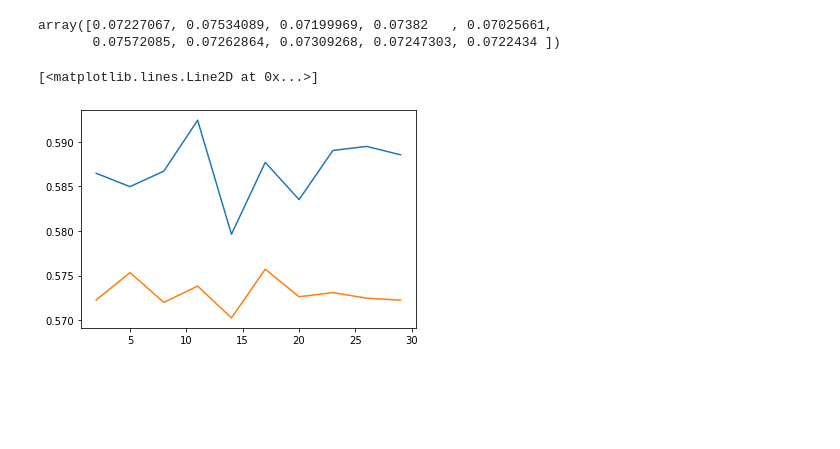
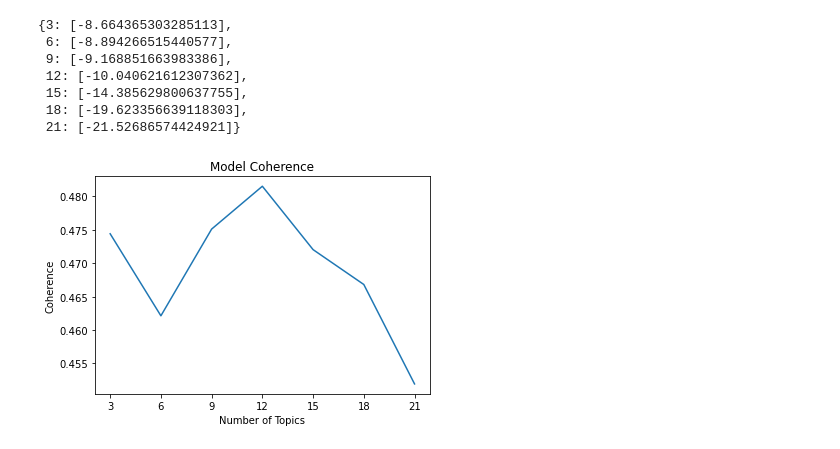
Before and after one commit to juleshansen/reddit_jargon, a Jupyter notebook: src/test_process.ipynb, the cells around one changed output. Drawn from its saved outputs; the diff is of its cells as text; code cells hidden in the pictures; blank space fills up the shorter version.

Commit message:
more modelling

```diff
--- a/src/test_process.ipynb
+++ b/src/test_process.ipynb
@@ -45,9 +45,9 @@ coherence.get_coherence()
 # %%
 def find_perplexity_coherence(n_topics):
     model = gensim.models.LdaModel(
-        corpus=corpus.gensim_corpus_filtered,
+        corpus=corpus.gensim_corpus,
         id2word=corpus.gensim_dictionary,
-        num_topics=5,
+        num_topics=n_topics,
         update_every=1,
         chunksize=100,
         passes=10,
@@ -57,10 +57,10 @@ def find_perplexity_coherence(n_topics):
     )
     coherence = gensim.models.CoherenceModel(
         model=model,
-        texts=corpus.corpus_filtered,
-        corpus=corpus.gensim_corpus_filtered
+        texts=corpus.corpus,
+        corpus=corpus.gensim_corpus
     )
-    return [n_topics, model.log_perplexity(corpus.gensim_corpus_filtered), coherence.get_coherence()]
+    return [n_topics, model.log_perplexity(corpus.gensim_corpus), coherence.get_coherence()]
 # %%
 def new_random_sample():
     test = data['text'].sample(n=10000)
@@ -68,11 +68,13 @@ def new_random_sample():
     corpus.fit(test, frequency=2)
     return corpus
 # %%
-coherence = {new_list: [] for new_list in range(2,30,3)}
-perplexity = {new_list: [] for new_list in range(2,30,3)}
-for j in range(5):
-#     corpus = new_random_sample()
-    for i in range(2,30,3):
-        _, p, c = find_perplexity_coherence(i)
-        coherence[i].append(c)
-        perplexity[i].append(p)
+def optimize_model(start=2, stop=10, step=1, n=1):
+    coherence = {new_list: [] for new_list in range(start,stop,step)}
+    perplexity = {new_list: [] for new_list in range(start,stop,step)}
+    for j in range(n):
+#         corpus = new_random_sample()
+        for i in range(start, stop, step):
+            _, p, c = find_perplexity_coherence(i)
+            coherence[i].append(c)
+            perplexity[i].append(p)
+    return coherence, perplexity
@@ -128,0 +87,2 @@ mean_dict(perplexity)
+# %%
+c, p = optimize_model(3,22,3)
@@ -129,16 +99,24 @@ mean_dict(perplexity)
+# %%
+p
+# %% [output]
+{3: [-8.664365303285113],
+ 6: [-8.894266515440577],
+ 9: [-9.168851663983386],
+ 12: [-10.040621612307362],
+ 15: [-14.385629800637755],
+ 18: [-19.623356639118303],
+ 21: [-21.52686574424921]}
 # %%
 import numpy as np
-x = list(mean_dict(coherence).keys())
-y1 = list(mean_dict(coherence).values())
-y2 = np.array(list(mean_dict(perplexity).values()))
+x = list(c.keys())
+y_c = list(c.values())
+y_p = list(p.values())
-# %%
-y2+8
-# %% [output]
-array([0.07227067, 0.07534089, 0.07199969, 0.07382   , 0.07025661,
-       0.07572085, 0.07262864, 0.07309268, 0.07247303, 0.0722434 ])
-# %%
-plt.plot(x,y1)
-plt.plot(x,y2+8.5)
-# %% [output]
-[<matplotlib.lines.Line2D at 0x...>]
-[figure, removed]
+# %%
+plt.plot(x, y_c)
+plt.title('Model Coherence')
+plt.xlabel('Number of Topics')
+plt.xticks(range(3,22,3))
+plt.ylabel('Coherence');
+plt.savefig('../img/coherence.png')
+# %% [output]
+[figure, added]
```
Also changed, not shown: parts of 11 cells of this notebook, 5 other files.
